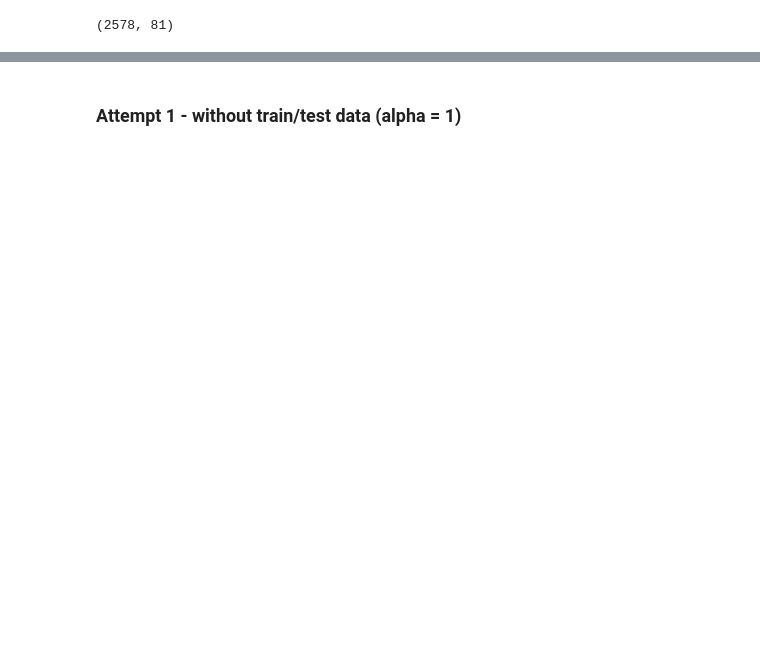
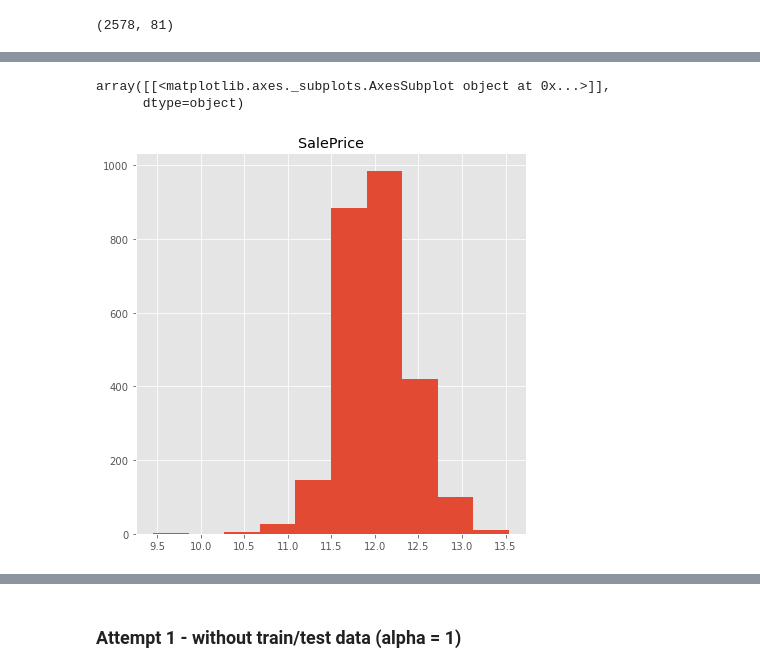
Before and after one commit to djhang99/housing_prices, a Jupyter notebook: David Jhang/Ridge Regression.ipynb, the cells around one changed output, grey strips where cells are left out. Saved outputs shown, nothing was run; the diff lists cells and outputs as text; code cells hidden in the pictures; blank space fills up the shorter version.

```diff
--- a/David Jhang/Ridge Regression.ipynb
+++ b/David Jhang/Ridge Regression.ipynb
@@ -28,0 +33,6 @@ factors,Y = dummify_func(df) # running dummifying function, returns factors and
+# %%
+Y.hist()
+# %% [output]
+array([[<matplotlib.axes._subplots.AxesSubplot object at 0x...>]],
+      dtype=object)
+[figure, added]
```
Also changed, not shown: parts of 26 cells of this notebook, 2 other files.
